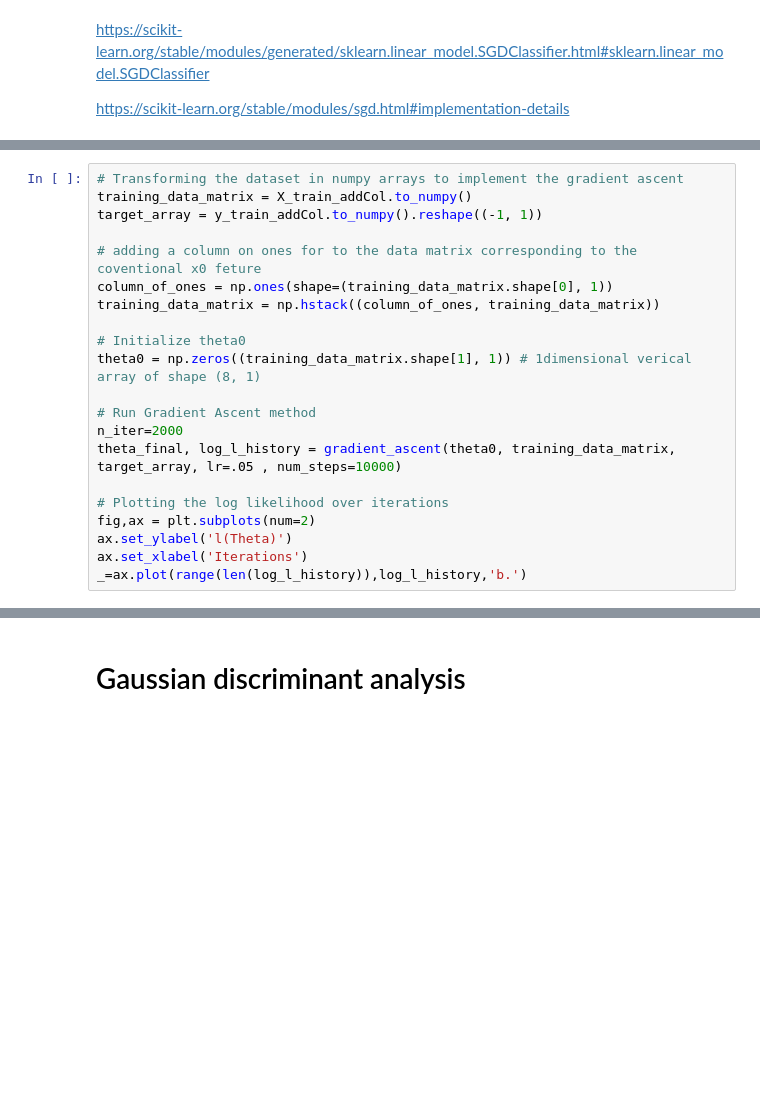
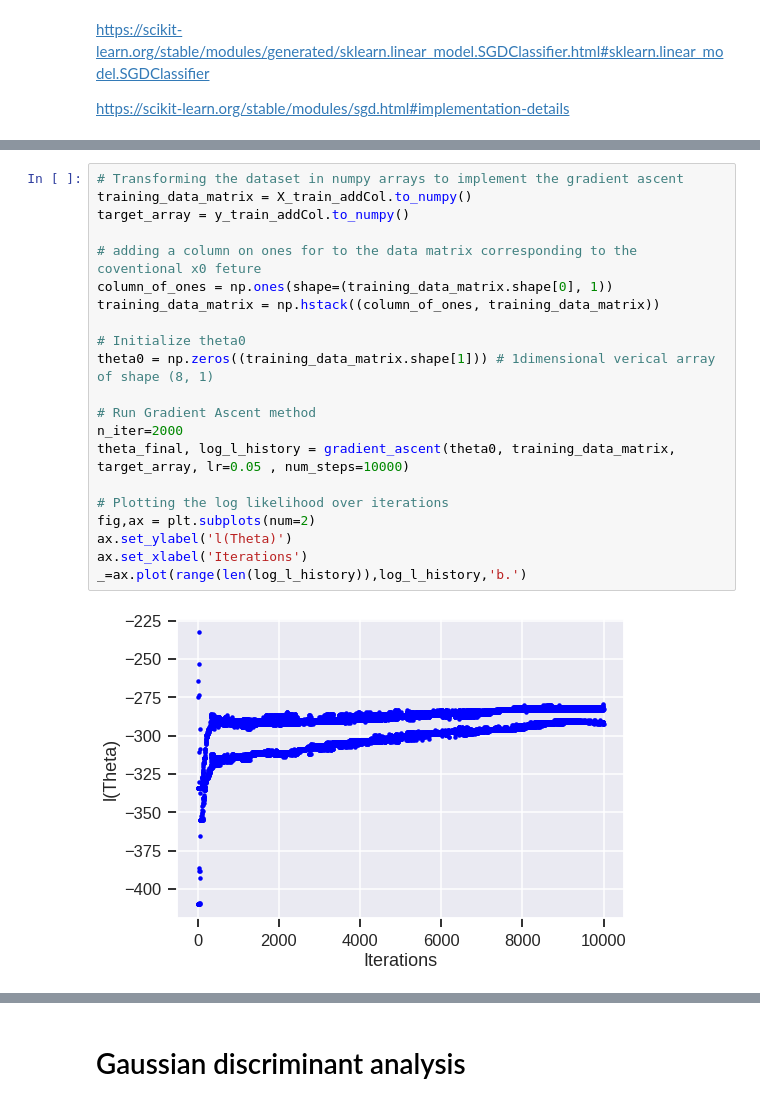
Before and after one commit to MichaelPlug/FDS_Project_HFD, a Jupyter notebook: Project_notebook.ipynb, the cells around one changed output, grey strips where cells are left out. Cells and saved outputs as stored; diff of their text form; blank space fills up the shorter version.

```diff
--- a/Project_notebook.ipynb
+++ b/Project_notebook.ipynb
@@ -725,21 +747,23 @@ for i in [0.0001, 0.0003, 0.001, 0.003, 0.01, 0.03, 0.1, 0.3, 1.0]:
-# %%
-# Transforming the dataset in numpy arrays to implement the gradient ascent
-training_data_matrix = X_train_addCol.to_numpy()
-target_array = y_train_addCol.to_numpy().reshape((-1, 1))
-
-# adding a column on ones for to the data matrix corresponding to the coventional x0 feture
-column_of_ones = np.ones(shape=(training_data_matrix.shape[0], 1))
-training_data_matrix = np.hstack((column_of_ones, training_data_matrix))
-
-# Initialize theta0
-theta0 = np.zeros((training_data_matrix.shape[1], 1)) # 1dimensional verical array of shape (8, 1)
-
-# Run Gradient Ascent method
-n_iter=2000
-theta_final, log_l_history = gradient_ascent(theta0, training_data_matrix, target_array, lr=.05 , num_steps=10000)
-
-# Plotting the log likelihood over iterations
-fig,ax = plt.subplots(num=2)
-ax.set_ylabel('l(Theta)')
-ax.set_xlabel('Iterations')
-_=ax.plot(range(len(log_l_history)),log_l_history,'b.')
+# %%
+# Transforming the dataset in numpy arrays to implement the gradient ascent
+training_data_matrix = X_train_addCol.to_numpy()
+target_array = y_train_addCol.to_numpy()
+
+# adding a column on ones for to the data matrix corresponding to the coventional x0 feture
+column_of_ones = np.ones(shape=(training_data_matrix.shape[0], 1))
+training_data_matrix = np.hstack((column_of_ones, training_data_matrix))
+
+# Initialize theta0
+theta0 = np.zeros((training_data_matrix.shape[1])) # 1dimensional verical array of shape (8, 1)
+
+# Run Gradient Ascent method
+n_iter=2000
+theta_final, log_l_history = gradient_ascent(theta0, training_data_matrix, target_array, lr=0.05 , num_steps=10000)
+
+# Plotting the log likelihood over iterations
+fig,ax = plt.subplots(num=2)
+ax.set_ylabel('l(Theta)')
+ax.set_xlabel('Iterations')
+_=ax.plot(range(len(log_l_history)),log_l_history,'b.')
+# %% [output]
+[figure, added]
```
Also changed, not shown: parts of 11 cells of this notebook.
